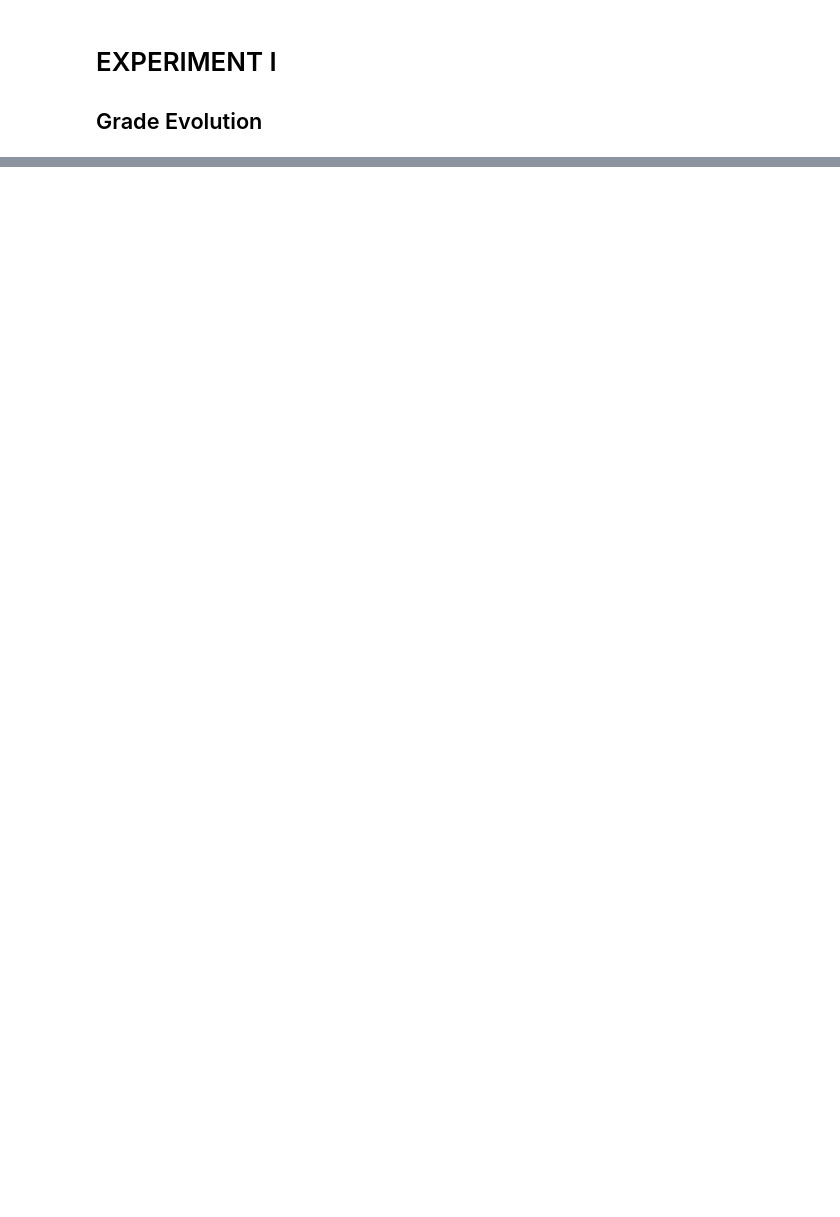
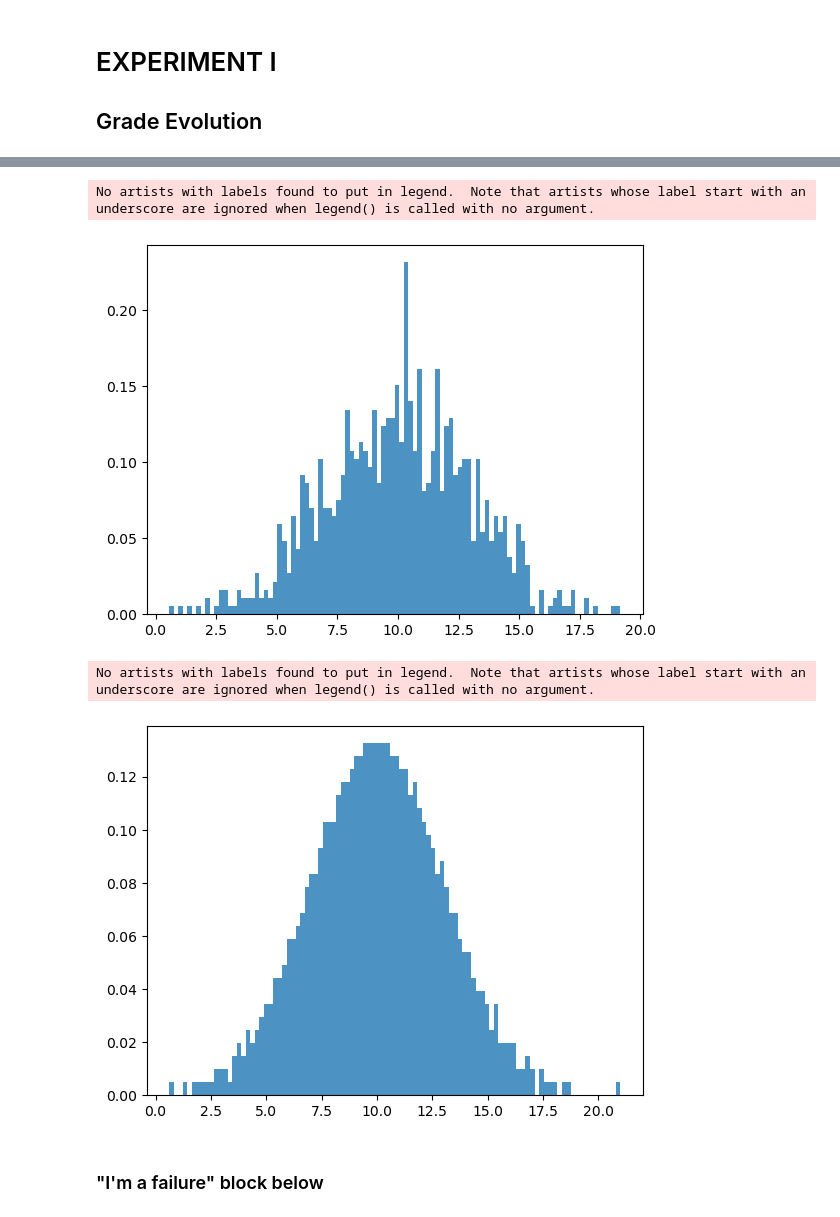
Before and after one commit to alecrespi/latinexpansion, a Jupyter notebook: EXPERIMENTS.ipynb, the cells around one changed output, grey strips where cells are left out. Cells and saved outputs as stored; diff of their text form; code cells hidden in the pictures; blank space fills up the shorter version.

```diff
--- a/EXPERIMENTS.ipynb
+++ b/EXPERIMENTS.ipynb
@@ -343,0 +328,28 @@ plt.show()
+# %%
+from scipy.stats import norm
+
+N = 1000
+ssmc = np.random.rand(N)
+sslhs = LHS.random(N)[:, 0]
+mean = 10
+variance = 3
+vecppf = np.vectorize(lambda x: norm.ppf(x, loc=mean, scale=variance))
+gauss_mc = vecppf(ssmc)
+gauss_lhs = vecppf(sslhs)
+
+# plt.scatter(xs, gauss, s=.1)
+# plt.show()
+plt.hist(gauss_mc, density=True, bins=100, histtype='stepfilled', alpha=0.8)
+plt.legend(loc='best', frameon=False)
+plt.show()
+
+plt.hist(gauss_lhs, density=True, bins=100, histtype='stepfilled', alpha=.8)
+plt.legend(loc='best', frameon=False)
+plt.show()
+# %% [output]
+No artists with labels found to put in legend.  Note that artists whose label start with an underscore are ignored when legend() is called with no argument.
+[figure, added]
+No artists with labels found to put in legend.  Note that artists whose label start with an underscore are ignored when legend() is called with no argument.
+[figure, added]
+# %% [markdown]
+### "I'm a failure" block below
```
Also changed, not shown: parts of 48 cells of this notebook, 13 other files.
